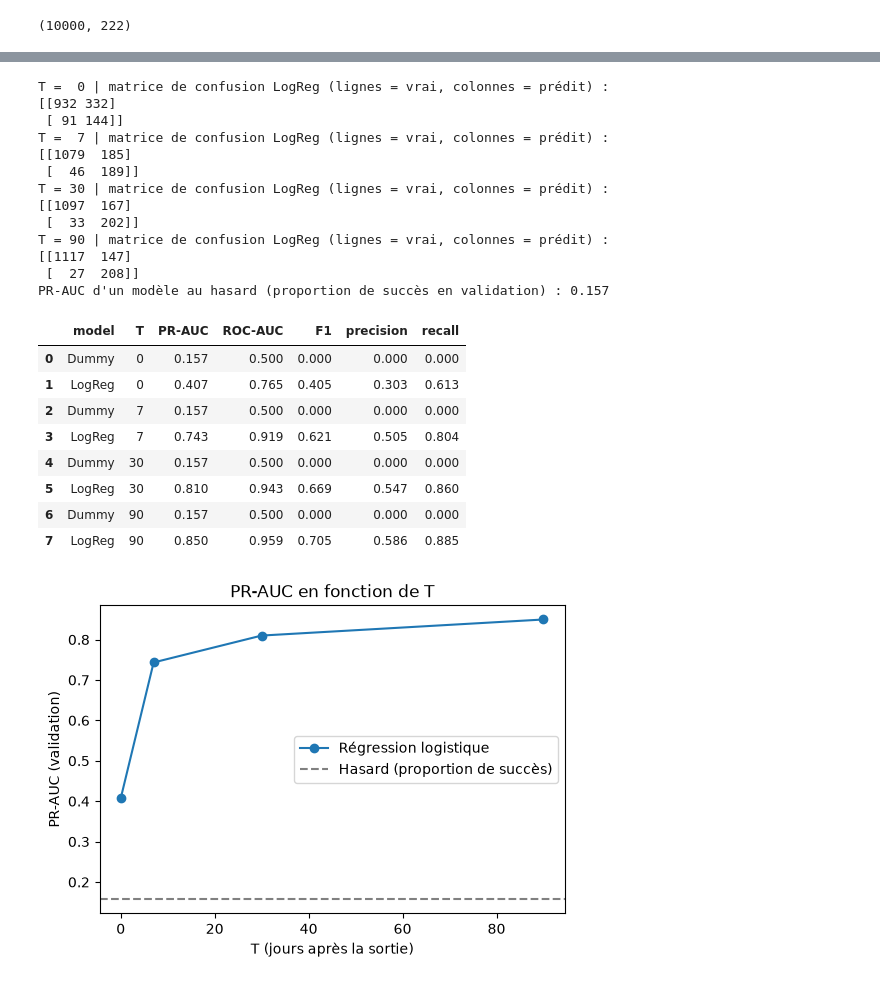
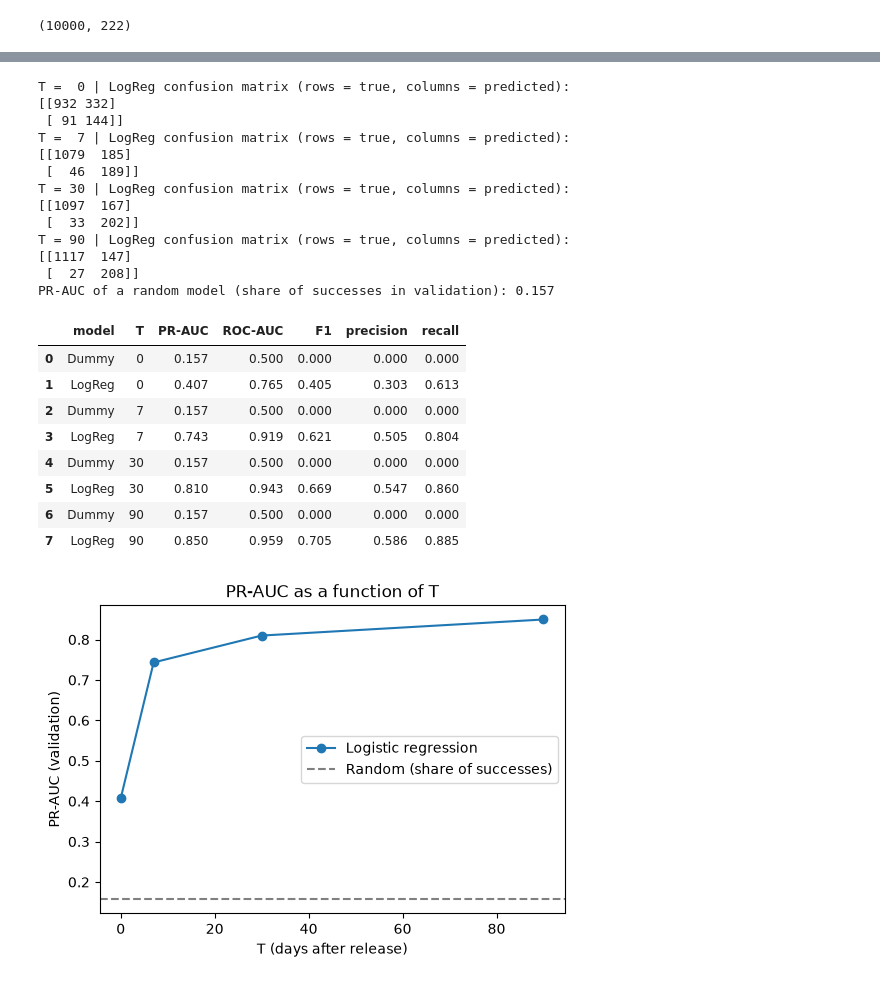
Before and after one commit to KZH-etu/SteamGameIA, a Jupyter notebook: notebooks/04_baseline.ipynb, the cells around one changed output, grey strips where cells are left out. Saved outputs shown, nothing was run; the diff lists cells and outputs as text; code cells hidden in the pictures.

```diff
--- a/notebooks/04_baseline.ipynb
+++ b/notebooks/04_baseline.ipynb
@@ -98,6 +98,6 @@ Métriques, calculées sur les **probabilités** (`predict_proba`) pour la PR-AU
 # %%
 def evaluate(model, X, y):
-    proba = model.predict_proba(X)[:, 1]  # probabilité d'être un succès
+    proba = model.predict_proba(X)[:, 1]  # probability of being a success
     pred = proba >= 0.5
     return {
         "PR-AUC": average_precision_score(y, proba),
@@ -108,40 +108,40 @@ def evaluate(model, X, y):
     }
 
 results = []
-logreg_models = {}  # régression logistique entraînée pour chaque T (pour lire ses coefficients)
+logreg_models = {}  # logistic regression trained for each T (to read its coefficients)
 for T in T_VALUES:
     df = make_dataset(T)
-    train, val = df[df["split"] == "train"], df[df["split"] == "val"]  # le test n'est pas utilisé
+    train, val = df[df["split"] == "train"], df[df["split"] == "val"]  # the test set is not used
     X_train, y_train = train.drop(columns=["app_id", "split", "success"]).astype(float), train["success"]
     X_val, y_val = val.drop(columns=["app_id", "split", "success"]).astype(float), val["success"]
-    num_cols = [c for c in NUM_COLS if c in X_train.columns]  # n_reviews et pos_ratio seulement si T > 0
+    num_cols = [c for c in NUM_COLS if c in X_train.columns]  # n_reviews and pos_ratio only if T > 0
 
     for name, clf in [("Dummy", DummyClassifier(strategy="most_frequent")),
                       ("LogReg", LogisticRegression(max_iter=1000, class_weight="balanced", random_state=SEED))]:
         model = make_model(clf, num_cols).fit(X_train, y_train)
         results.append({"model": name, "T": T, **evaluate(model, X_val, y_val)})
-    logreg_models[T] = model  # le dernier modèle de la boucle est la régression logistique
+    logreg_models[T] = model  # the last model of the loop is the logistic regression
 
-    print(f"T = {T:>2} | matrice de confusion LogReg (lignes = vrai, colonnes = prédit) :")
+    print(f"T = {T:>2} | LogReg confusion matrix (rows = true, columns = predicted):")
     print(confusion_matrix(y_val, model.predict(X_val)))
 
 results = pd.DataFrame(results)
-print("PR-AUC d'un modèle au hasard (proportion de succès en validation) :", round(y_val.mean(), 3))
+print("PR-AUC of a random model (share of successes in validation):", round(y_val.mean(), 3))
 results.round(3)
 # %% [output]
-T =  0 | matrice de confusion LogReg (lignes = vrai, colonnes = prédit) :
+T =  0 | LogReg confusion matrix (rows = true, columns = predicted):
 [[932 332]
  [ 91 144]]
-T =  7 | matrice de confusion LogReg (lignes = vrai, colonnes = prédit) :
+T =  7 | LogReg confusion matrix (rows = true, columns = predicted):
 [[1079  185]
  [  46  189]]
-T = 30 | matrice de confusion LogReg (lignes = vrai, colonnes = prédit) :
+T = 30 | LogReg confusion matrix (rows = true, columns = predicted):
 [[1097  167]
  [  33  202]]
-T = 90 | matrice de confusion LogReg (lignes = vrai, colonnes = prédit) :
+T = 90 | LogReg confusion matrix (rows = true, columns = predicted):
 [[1117  147]
  [  27  208]]
-PR-AUC d'un modèle au hasard (proportion de succès en validation) : 0.157
+PR-AUC of a random model (share of successes in validation): 0.157
 |  | model | T | PR-AUC | ROC-AUC | F1 | precision | recall |
 | 0 | Dummy | 0 | 0.157 | 0.500 | 0.000 | 0.000 | 0.000 |
 | 1 | LogReg | 0 | 0.407 | 0.765 | 0.405 | 0.303 | 0.613 |
@@ -154,15 +154,15 @@ PR-AUC d'un modèle au hasard (proportion de succès en validation) : 0.157
 # %%
 results.to_csv(ROOT / "report" / "results.csv", index=False)
 
 logreg = results[results["model"] == "LogReg"]
 plt.figure(figsize=(6, 4))
-plt.plot(logreg["T"], logreg["PR-AUC"], marker="o", label="Régression logistique")
-plt.axhline(y_val.mean(), color="gray", linestyle="--", label="Hasard (proportion de succès)")
-plt.xlabel("T (jours après la sortie)")
+plt.plot(logreg["T"], logreg["PR-AUC"], marker="o", label="Logistic regression")
+plt.axhline(y_val.mean(), color="gray", linestyle="--", label="Random (share of successes)")
+plt.xlabel("T (days after release)")
 plt.ylabel("PR-AUC (validation)")
-plt.title("PR-AUC en fonction de T")
+plt.title("PR-AUC as a function of T")
 plt.legend()
 plt.show()
 # %% [output]
-[figure, old version]
+[figure, new version]
 # %% [markdown]
```
Also changed, not shown: parts of 13 cells of this notebook, 13 other files.
